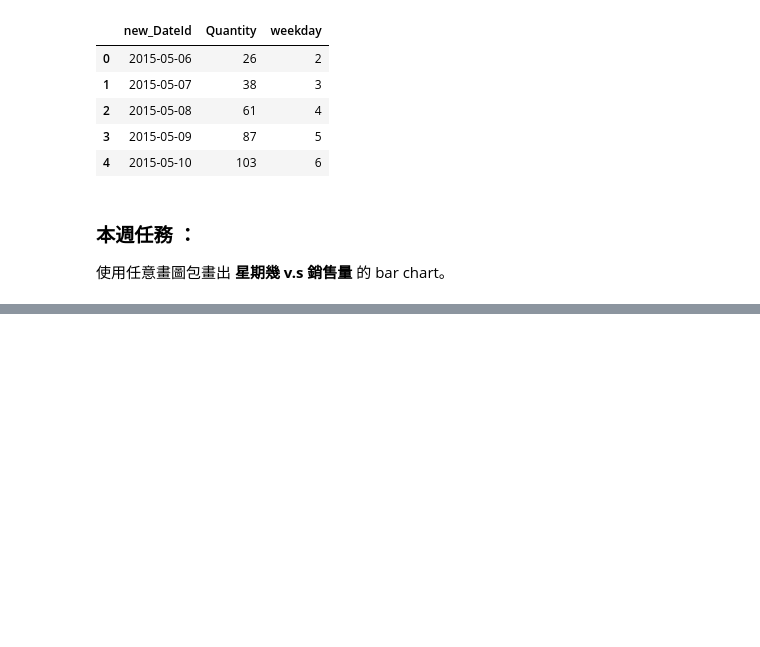
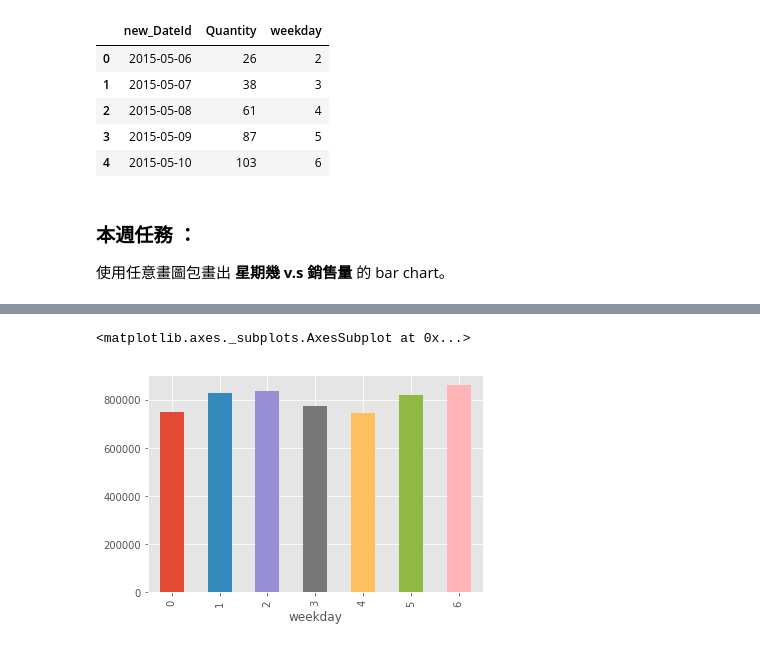
Before and after one commit to suffermingml/csxproject, a Jupyter notebook: week_3/91App資料視覺化任務.ipynb, the cells around one changed output, grey strips where cells are left out. Saved outputs shown, nothing was run; the diff lists cells and outputs as text; code cells hidden in the pictures; blank space fills up the shorter version.

```diff
--- a/week_3/91App資料視覺化任務.ipynb
+++ b/week_3/91App資料視覺化任務.ipynb
@@ -70,0 +83,3 @@ data.head()
+# %%
+wedf=data.groupby(by="weekday")['Quantity'].sum()
+wedf
@@ -70,0 +96,5 @@ data.head()
+# %%
+wedf.plot.bar()
+# %% [output]
+<matplotlib.axes._subplots.AxesSubplot at 0x...>
+[figure, added]
```
Also changed, not shown: parts of 3 cells of this notebook.
